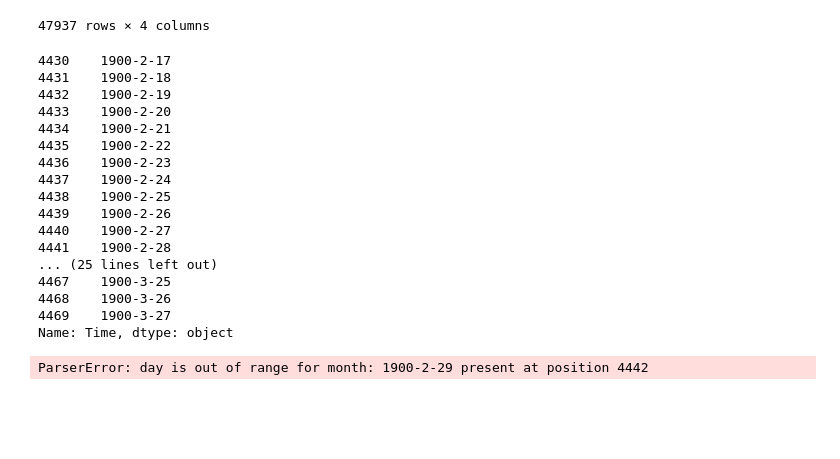
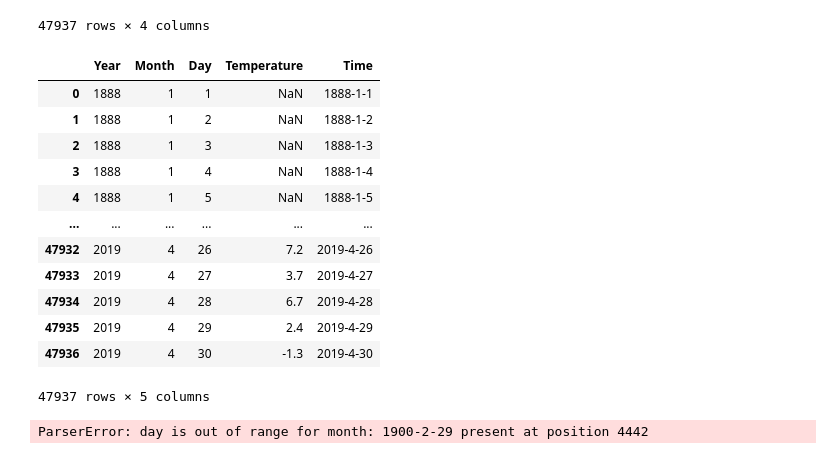
Before and after one commit to Arzangulyan/Time_series_app, a Jupyter notebook: test_jupiter.ipynb, the cells around one changed output. Cells and saved outputs as stored; diff of their text form; code cells hidden in the pictures; blank space fills up the shorter version.

```diff
--- a/test_jupiter.ipynb
+++ b/test_jupiter.ipynb
@@ -23,25 +23,21 @@ df
 47937 rows × 4 columns
 # %%
 df["Time"] = df["Year"].astype(str) + '-' + df["Month"].astype(str) + '-' + df["Day"].astype(str)
-df["Time"][4430:4470]
+df
 # %% [output]
+|  | Year | Month | Day | Temperature | Time |
+| 0 | 1888 | 1 | 1 | NaN | 1888-1-1 |
+| 1 | 1888 | 1 | 2 | NaN | 1888-1-2 |
+| 2 | 1888 | 1 | 3 | NaN | 1888-1-3 |
+| 3 | 1888 | 1 | 4 | NaN | 1888-1-4 |
+| 4 | 1888 | 1 | 5 | NaN | 1888-1-5 |
+| ... | ... | ... | ... | ... | ... |
+| 47932 | 2019 | 4 | 26 | 7.2 | 2019-4-26 |
+| 47933 | 2019 | 4 | 27 | 3.7 | 2019-4-27 |
+| 47934 | 2019 | 4 | 28 | 6.7 | 2019-4-28 |
+| 47935 | 2019 | 4 | 29 | 2.4 | 2019-4-29 |
+| 47936 | 2019 | 4 | 30 | -1.3 | 2019-4-30 |
-4430    1900-2-17
-4431    1900-2-18
-4432    1900-2-19
-4433    1900-2-20
-4434    1900-2-21
-4435    1900-2-22
-4436    1900-2-23
-4437    1900-2-24
-4438    1900-2-25
-4439    1900-2-26
-4440    1900-2-27
-4441    1900-2-28
-... (25 lines left out)
-4467    1900-3-25
-4468    1900-3-26
-4469    1900-3-27
-Name: Time, dtype: object
+47937 rows × 5 columns
 # %%
 pd.to_datetime(df['Time'])
 # %% [output]
```
Also changed, not shown: parts of 15 cells of this notebook, 1 other file.
